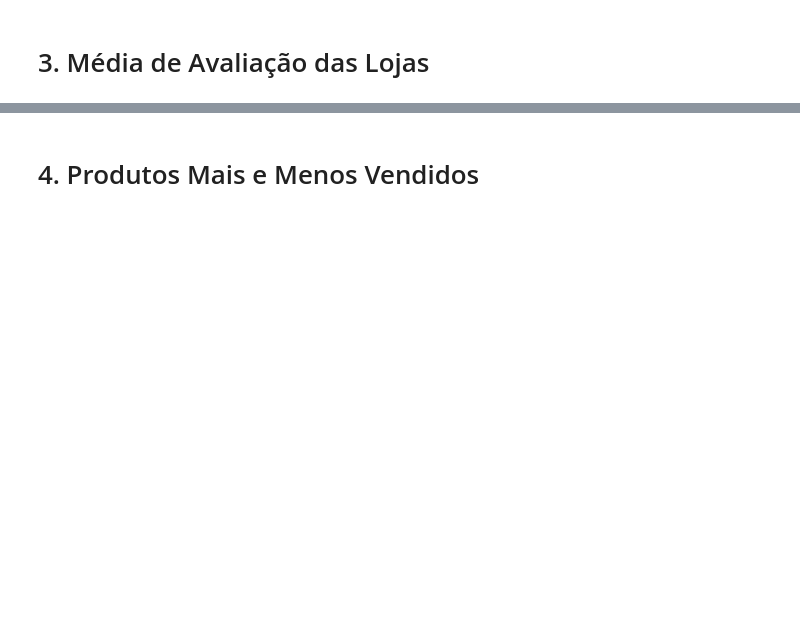
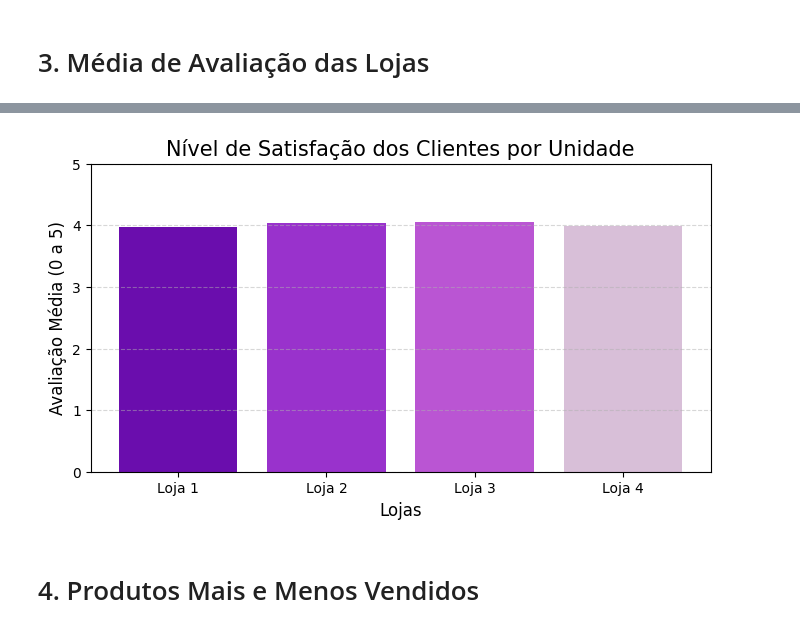
Before and after one commit to me-santana/Challenge-Alura-Store, a Jupyter notebook: AluraStoreBrasil.ipynb, the cells around one changed output, grey strips where cells are left out. Cells and saved outputs as stored; diff of their text form; code cells hidden in the pictures; blank space fills up the shorter version.

```diff
--- a/AluraStoreBrasil.ipynb
+++ b/AluraStoreBrasil.ipynb
@@ -32,2 +205,21 @@ loja.head()
+# %%
+import matplotlib.pyplot as plt
+
+nome_das_lojas = ['Loja 1', 'Loja 2', 'Loja 3', 'Loja 4']
+
+
+plt.figure(figsize=(8, 4)) #tamanho da imagem
+plt.bar(nome_das_lojas, media_total_avaliacoes, color=['#6A0DAD', '#9932CC', '#BA55D3', '#D8BFD8'])
+
+
+plt.title('Nível de Satisfação dos Clientes por Unidade', fontsize=15)
+plt.xlabel('Lojas', fontsize=12)
+plt.ylabel('Avaliação Média (0 a 5)', fontsize=12)
+plt.grid(axis='y', linestyle='--', alpha=0.5)
+plt.ylim(0, 5) # O gráfico mostrar de 0 a 5
+
+plt.show()
+# %% [output]
+[figure, added]
 # %% [markdown]
 # 4. Produtos Mais e Menos Vendidos
```
Also changed, not shown: parts of 13 cells of this notebook.
